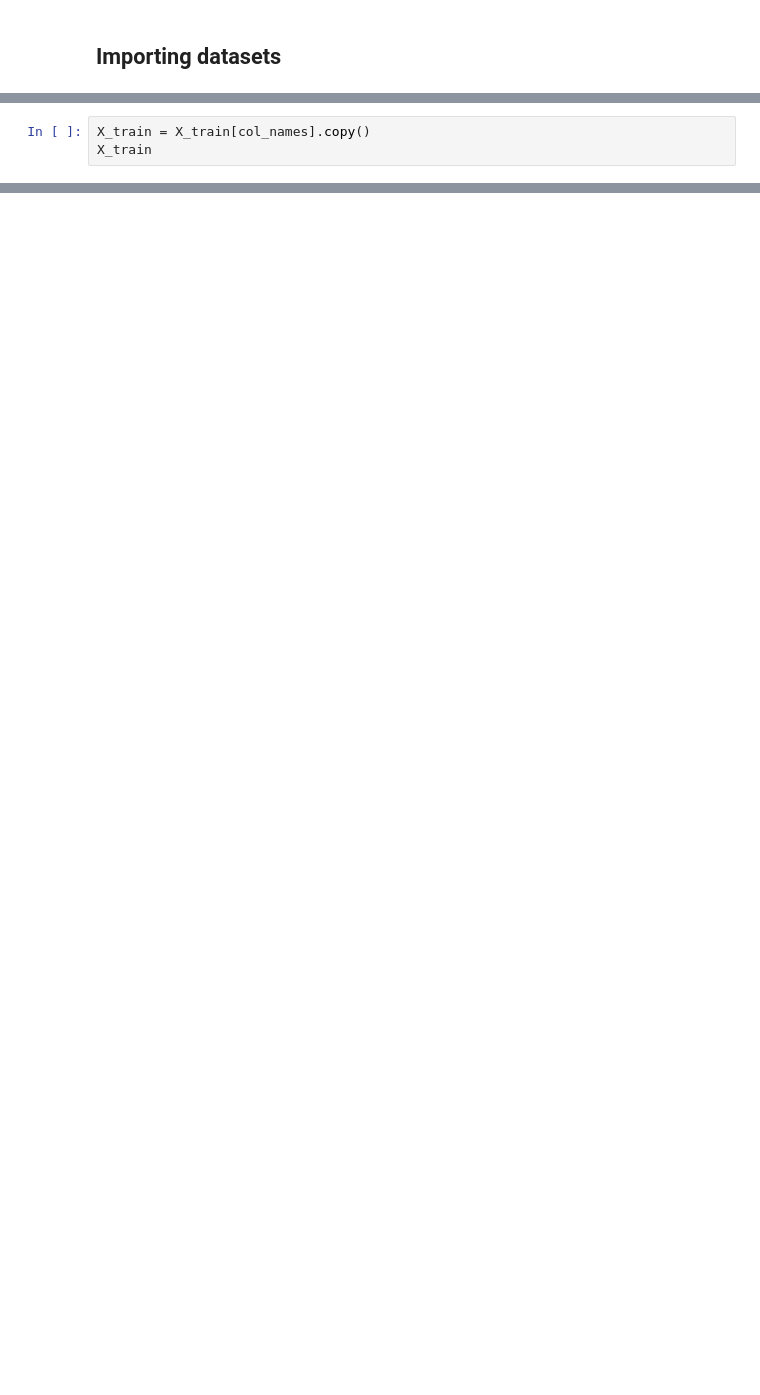
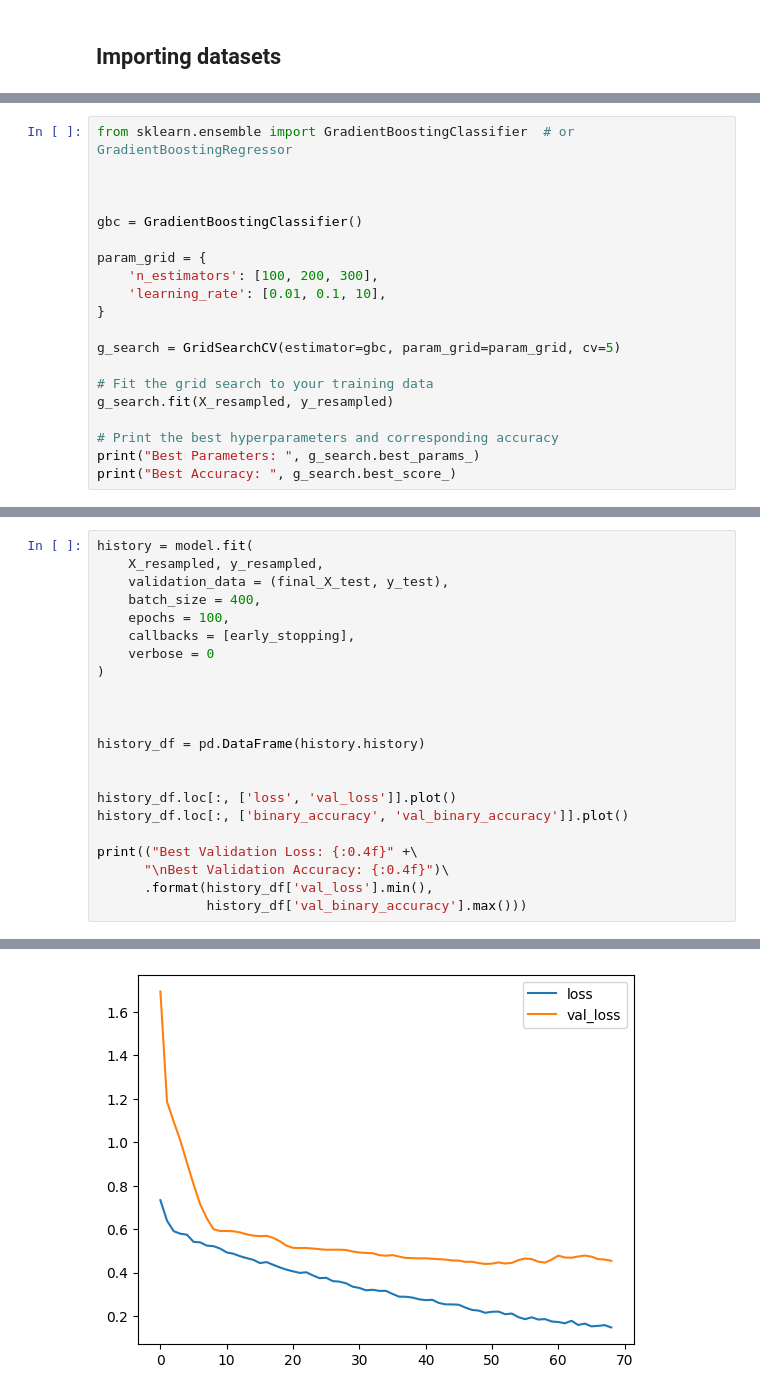
Before and after one commit to EugeneLamptey/VP16, a Jupyter notebook: Model building with mordred.ipynb, the cells around one changed output, grey strips where cells are left out. Drawn from its saved outputs; the diff is of its cells as text; blank space fills up the shorter version.

```diff
--- a/Model building with mordred.ipynb
+++ b/Model building with mordred.ipynb
@@ -372,3 +301,0 @@ len(col_names)
-# %%
-X_train = X_train[col_names].copy()
-X_train
@@ -871,0 +445,20 @@ knn.fit()
+# %%
+from sklearn.ensemble import GradientBoostingClassifier  # or GradientBoostingRegressor
+
+
+
+gbc = GradientBoostingClassifier()
+
+param_grid = {
+    'n_estimators': [100, 200, 300],
+    'learning_rate': [0.01, 0.1, 10],
+}
+
+g_search = GridSearchCV(estimator=gbc, param_grid=param_grid, cv=5)
+
+# Fit the grid search to your training data
+g_search.fit(X_resampled, y_resampled)
+
+# Print the best hyperparameters and corresponding accuracy
+print("Best Parameters: ", g_search.best_params_)
+print("Best Accuracy: ", g_search.best_score_)
@@ -871,0 +517,23 @@ knn.fit()
+# %%
+history = model.fit(
+    X_resampled, y_resampled,
+    validation_data = (final_X_test, y_test),
+    batch_size = 400,
+    epochs = 100,
+    callbacks = [early_stopping],
+    verbose = 0
+)
+
+
+
+history_df = pd.DataFrame(history.history)
+
+
+history_df.loc[:, ['loss', 'val_loss']].plot()
+history_df.loc[:, ['binary_accuracy', 'val_binary_accuracy']].plot()
+
+print(("Best Validation Loss: {:0.4f}" +\
+      "\nBest Validation Accuracy: {:0.4f}")\
+      .format(history_df['val_loss'].min(),
+              history_df['val_binary_accuracy'].max()))
+# %% [output]
@@ -871,0 +542 @@ knn.fit()
+[figure, added]
```
Also changed, not shown: parts of 111 cells of this notebook, 1 other file.
